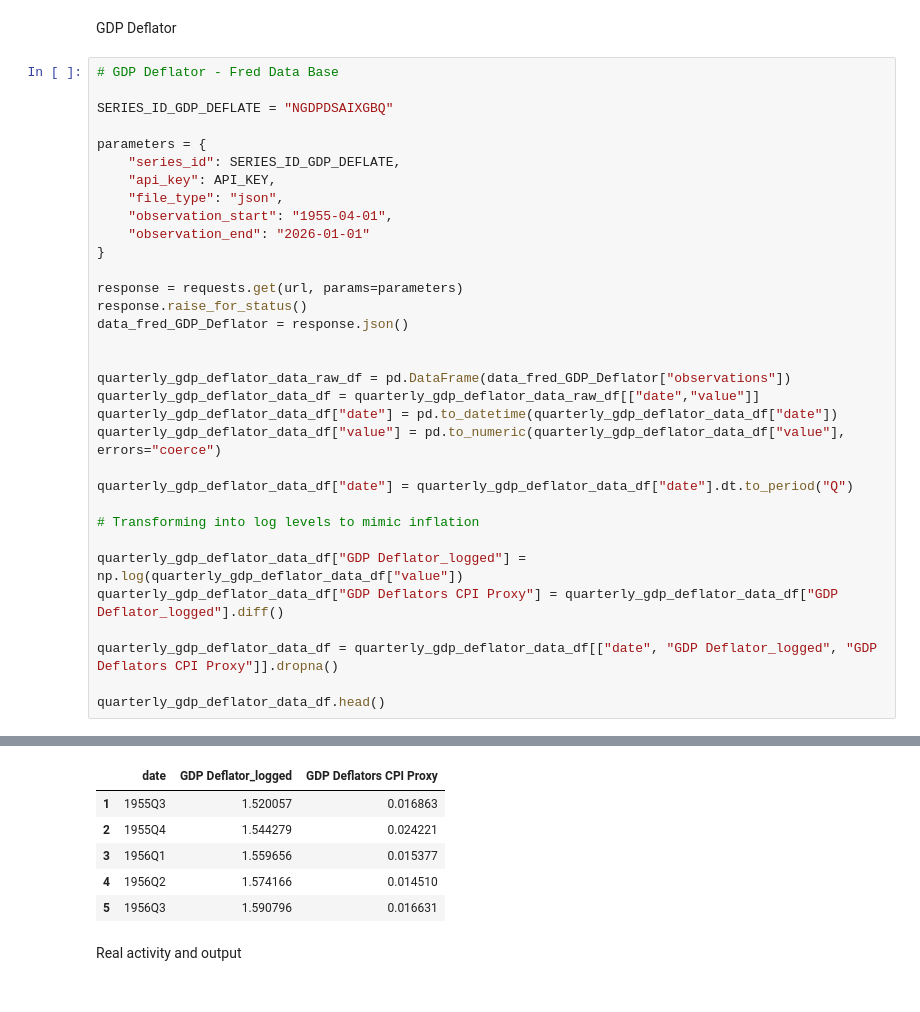
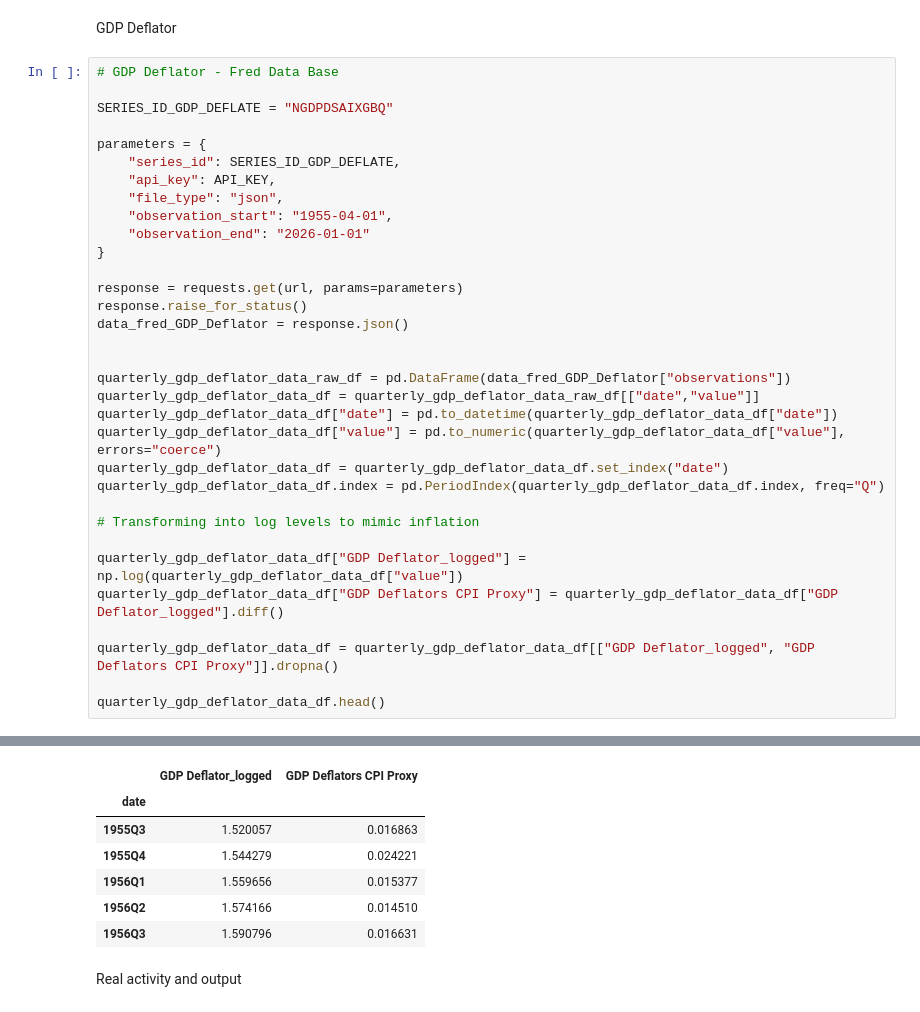
Before and after one commit to LorenzoAlessandro/Monetary-and-Financial-Macroeconometrics-Project, a Jupyter notebook: Data Retrieval .ipynb, the cells around one changed output, grey strips where cells are left out. Saved outputs shown, nothing was run; the diff lists cells and outputs as text.

```diff
--- a/Data Retrieval .ipynb
+++ b/Data Retrieval .ipynb
@@ -86,15 +85,15 @@ quarterly_gdp_deflator_data_raw_df = pd.DataFrame(data_fred_GDP_Deflator["observ
 quarterly_gdp_deflator_data_df = quarterly_gdp_deflator_data_raw_df[["date","value"]]
 quarterly_gdp_deflator_data_df["date"] = pd.to_datetime(quarterly_gdp_deflator_data_df["date"])
 quarterly_gdp_deflator_data_df["value"] = pd.to_numeric(quarterly_gdp_deflator_data_df["value"], errors="coerce")
-
-quarterly_gdp_deflator_data_df["date"] = quarterly_gdp_deflator_data_df["date"].dt.to_period("Q")
+quarterly_gdp_deflator_data_df = quarterly_gdp_deflator_data_df.set_index("date")
+quarterly_gdp_deflator_data_df.index = pd.PeriodIndex(quarterly_gdp_deflator_data_df.index, freq="Q")
 
 # Transforming into log levels to mimic inflation
 
 quarterly_gdp_deflator_data_df["GDP Deflator_logged"] = np.log(quarterly_gdp_deflator_data_df["value"])
 quarterly_gdp_deflator_data_df["GDP Deflators CPI Proxy"] = quarterly_gdp_deflator_data_df["GDP Deflator_logged"].diff()
 
-quarterly_gdp_deflator_data_df = quarterly_gdp_deflator_data_df[["date", "GDP Deflator_logged", "GDP Deflators CPI Proxy"]].dropna()
+quarterly_gdp_deflator_data_df = quarterly_gdp_deflator_data_df[["GDP Deflator_logged", "GDP Deflators CPI Proxy"]].dropna()
 
 quarterly_gdp_deflator_data_df.head()
 # %% [output]
@@ -121,9 +110,10 @@ See the caveats in the documentation: https://pandas.pydata.org/pandas-docs/stab
-|  | date | GDP Deflator_logged | GDP Deflators CPI Proxy |
-| 1 | 1955Q3 | 1.520057 | 0.016863 |
-| 2 | 1955Q4 | 1.544279 | 0.024221 |
-| 3 | 1956Q1 | 1.559656 | 0.015377 |
-| 4 | 1956Q2 | 1.574166 | 0.014510 |
-| 5 | 1956Q3 | 1.590796 | 0.016631 |
+|  | GDP Deflator_logged | GDP Deflators CPI Proxy |
+| date |  |  |
+| 1955Q3 | 1.520057 | 0.016863 |
+| 1955Q4 | 1.544279 | 0.024221 |
+| 1956Q1 | 1.559656 | 0.015377 |
+| 1956Q2 | 1.574166 | 0.014510 |
+| 1956Q3 | 1.590796 | 0.016631 |
 # %% [markdown]
 Real activity and output
 # %% [markdown]
```
Also changed, not shown: parts of 7 cells of this notebook, 2 other files.
